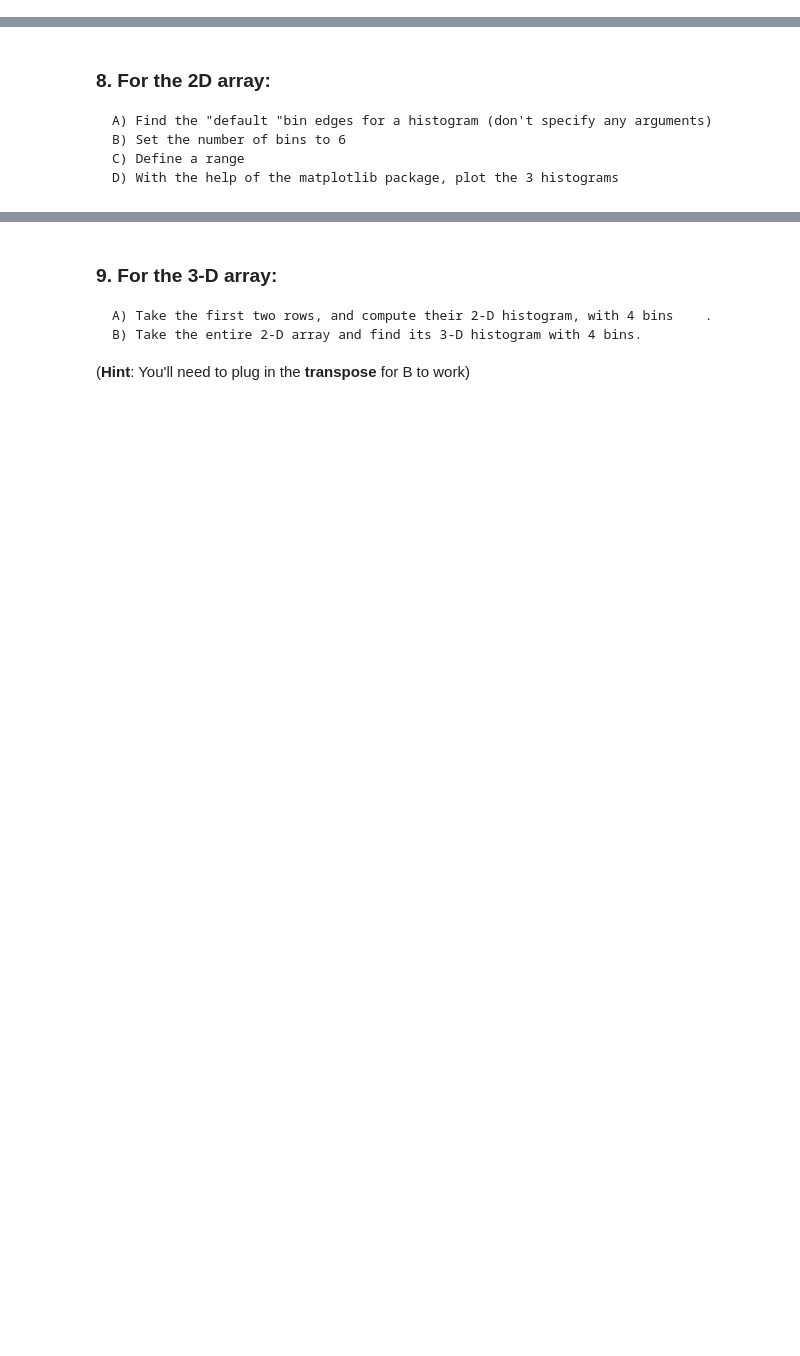
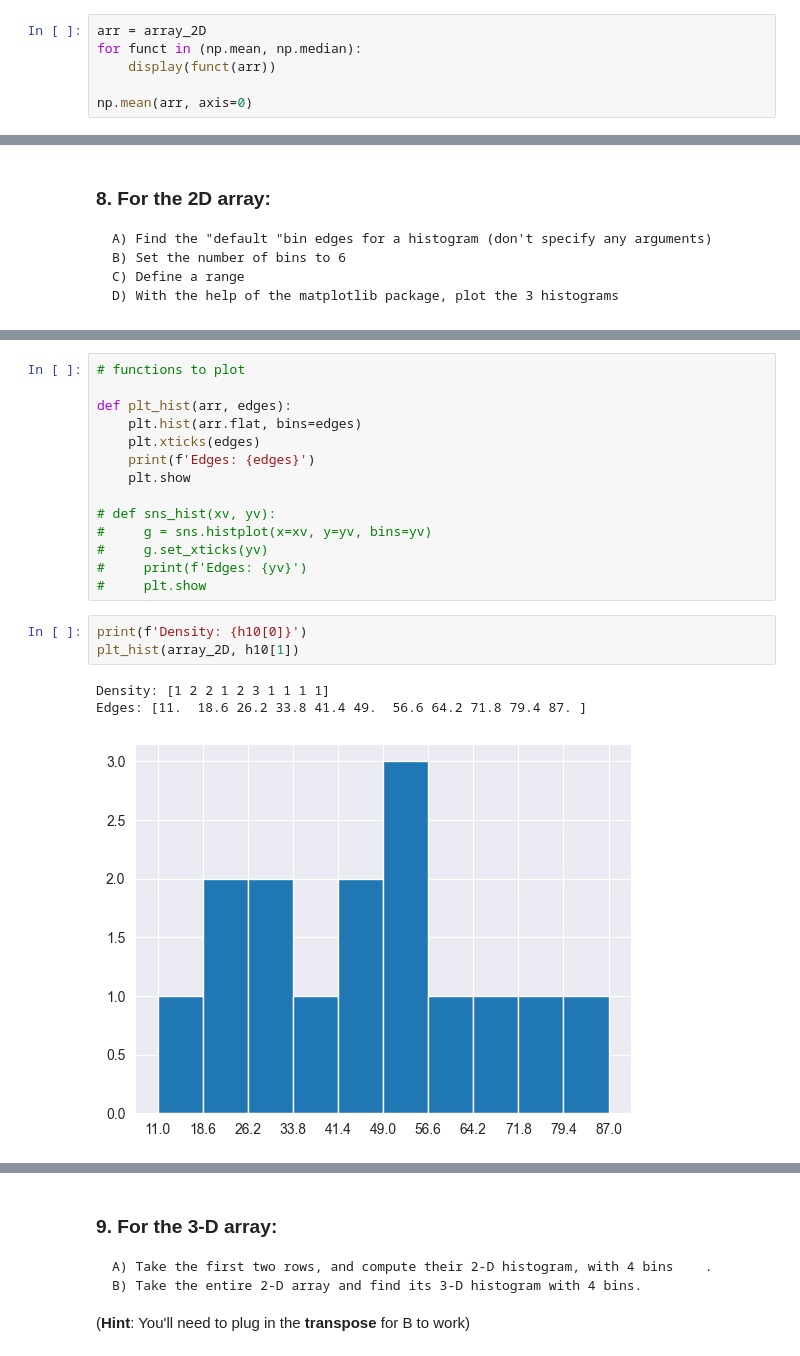
Before and after one commit to jmonti-gh/365DS_jm, a Jupyter notebook: 7_Data_Prepro_Numpy/7_9_Statistics-With-NumPy-Exercise.ipynb, the cells around one changed output, grey strips where cells are left out. Drawn from its saved outputs; the diff is of its cells as text; blank space fills up the shorter version.

```diff
--- a/7_Data_Prepro_Numpy/7_9_Statistics-With-NumPy-Exercise.ipynb
+++ b/7_Data_Prepro_Numpy/7_9_Statistics-With-NumPy-Exercise.ipynb
@@ -224,2 +254,8 @@ def per_quan_med ()
 # %% [markdown]
 #### 2D array:
+# %%
+arr = array_2D
+for funct in (np.mean, np.median):
+    display(funct(arr))
+
+np.mean(arr, axis=0)
@@ -239,0 +359,21 @@ def per_quan_med ()
+# %%
+# functions to plot
+
+def plt_hist(arr, edges):
+    plt.hist(arr.flat, bins=edges)
+    plt.xticks(edges)
+    print(f'Edges: {edges}')
+    plt.show
+
+# def sns_hist(xv, yv):
+#     g = sns.histplot(x=xv, y=yv, bins=yv)
+#     g.set_xticks(yv)
+#     print(f'Edges: {yv}')
+#     plt.show
+# %%
+print(f'Density: {h10[0]}')
+plt_hist(array_2D, h10[1])
+# %% [output]
+Density: [1 2 2 1 2 3 1 1 1 1]
+Edges: [11.  18.6 26.2 33.8 41.4 49.  56.6 64.2 71.8 79.4 87. ]
+[figure, added]
```
Also changed, not shown: parts of 23 cells of this notebook.
